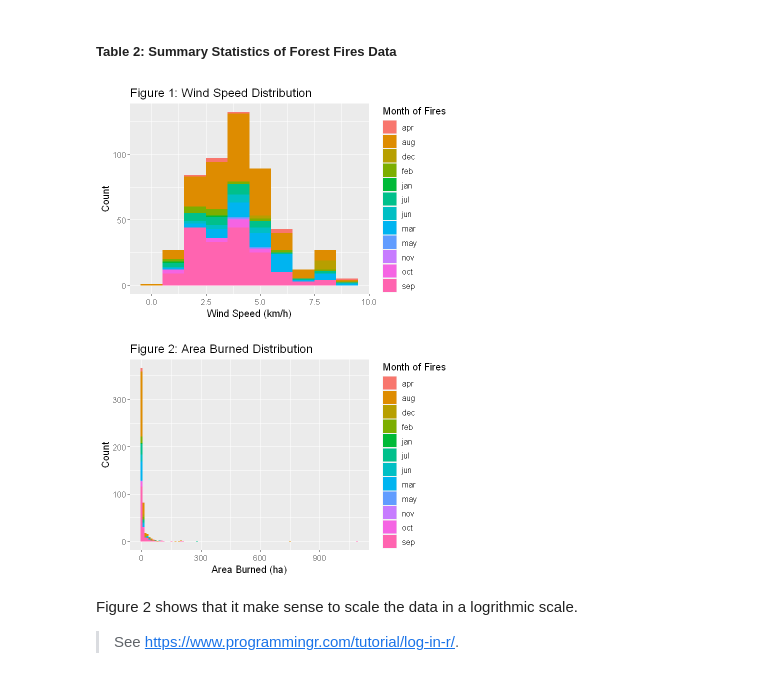
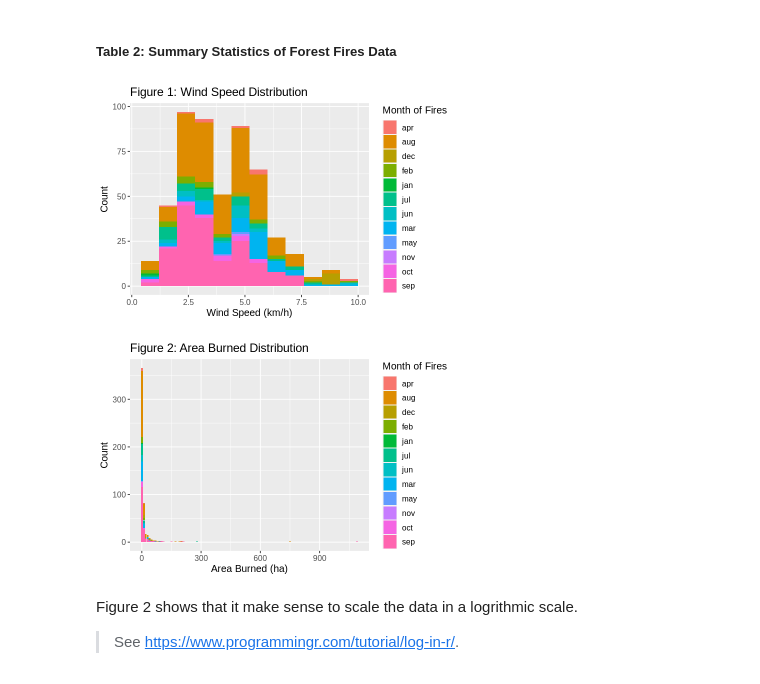
Before and after one commit to Mapleia/STAT_201_proj, a Jupyter notebook: src/Preliminary_Results.ipynb, the cells around one changed output. Drawn from its saved outputs; the diff is of its cells as text; code cells hidden in the pictures.

Commit message:
Minor tweaks and checking I can commit
Deleted Figure 4 and changed binwidth of figure 1 and 5 (now figure 4)

```diff
--- a/src/Preliminary_Results.ipynb
+++ b/src/Preliminary_Results.ipynb
@@ -66,27 +66,27 @@ print(summary(forest_fires_data))
 # %%
 options(repr.plot.width = 6, repr.plot.height = 4)
 
 #Visualizing the distribution of each variable
 plot_1 <- forest_fires_data %>%
     ggplot(aes(x = wind, fill = month))+
-    geom_histogram(bins = 10) +
+    geom_histogram(binwidth = 0.8) +
     labs(x="Wind Speed (km/h)", y="Count")+
     ggtitle("Figure 1: Wind Speed Distribution") +
     scale_fill_discrete(name = "Month of Fires")+
     theme(text = element_text(size = 12))
 plot_1
 
 plot_2 <- forest_fires_data %>%
     ggplot(aes(x =area, fill = month))+
     geom_histogram(binwidth = 10) +
     labs(x="Area Burned (ha)", y="Count")+
     ggtitle("Figure 2: Area Burned Distribution") +
     scale_fill_discrete(name = "Month of Fires")+
     theme(text = element_text(size = 12))
 plot_2
 # %% [output]
-[figure, old version]
+[figure, new version]
-[figure, old version]
+[figure, new version]
 # %% [markdown]
 Figure 2 shows that it make sense to scale the data in a logrithmic scale.
 > See https://www.programmingr.com/tutorial/log-in-r/.
```
Also changed, not shown: parts of 5 cells of this notebook.
